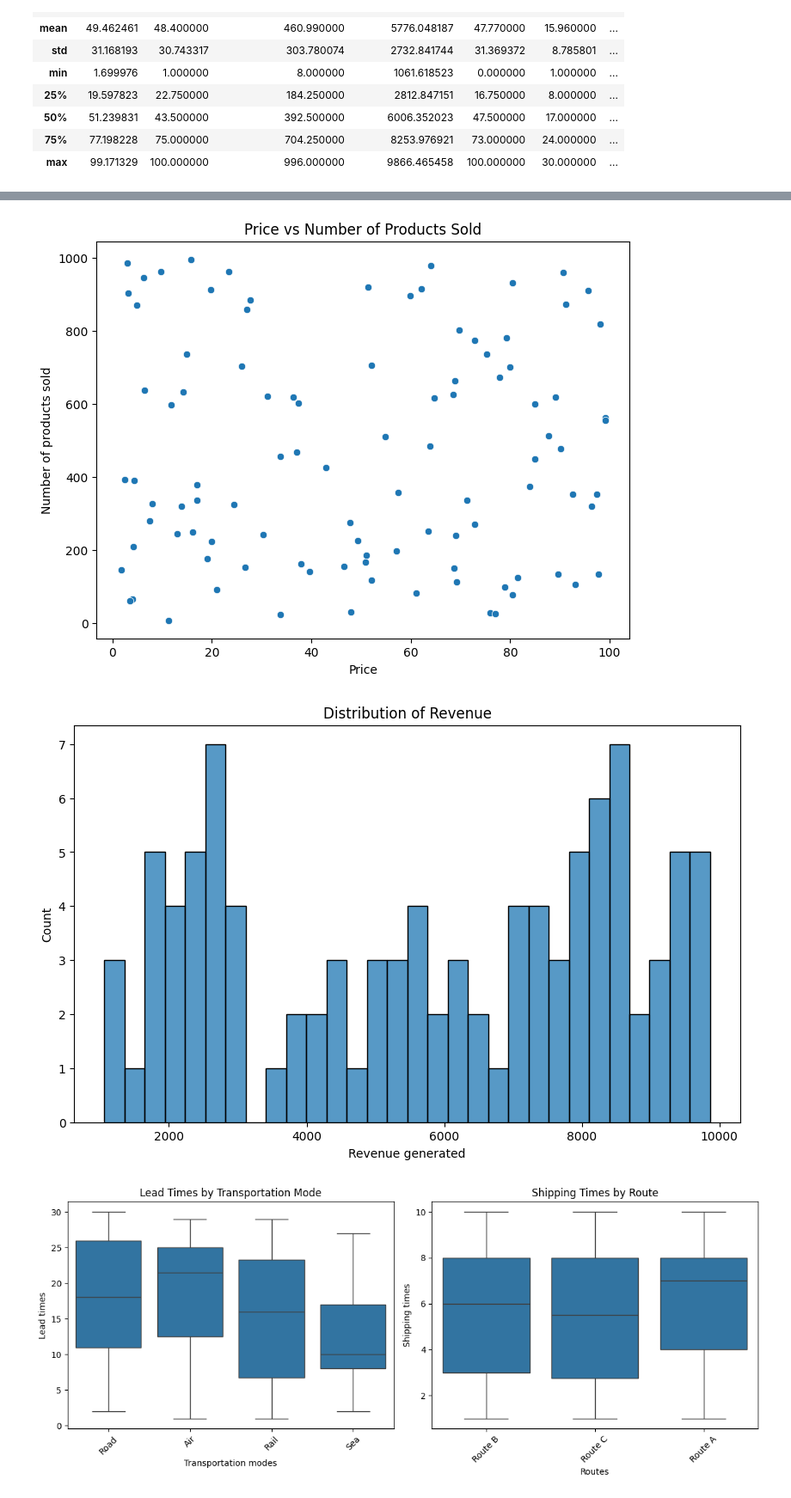
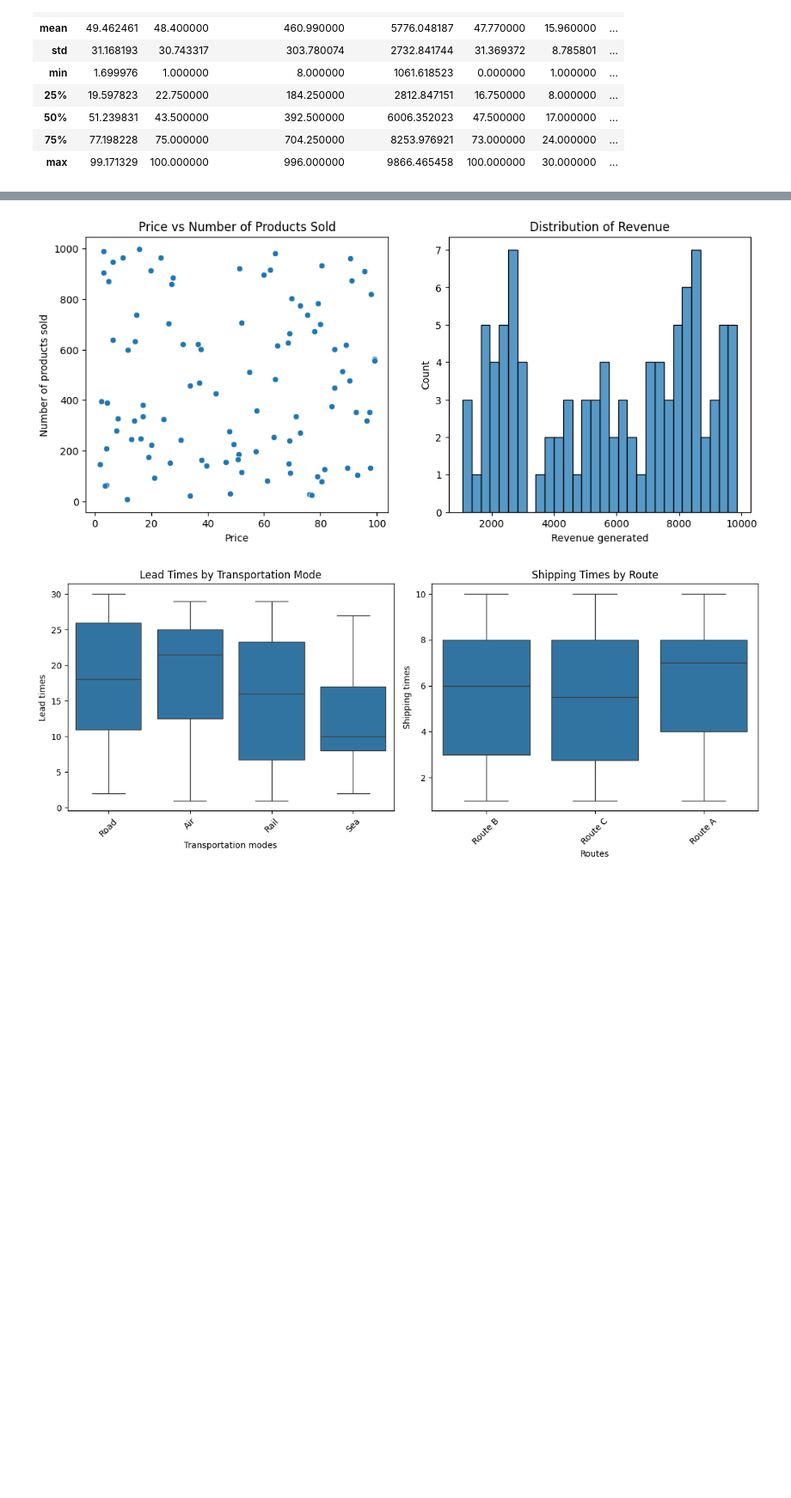
Before and after one commit to Jegsaran/PersonalCare_SupplyChain, a Jupyter notebook: PersonalCare_SupplyChain.ipynb, the cells around one changed output, grey strips where cells are left out. Shown at 86% size. Saved outputs shown, nothing was run; the diff lists cells and outputs as text; code cells hidden in the pictures; blank space fills up the shorter version.

```diff
--- a/PersonalCare_SupplyChain.ipynb
+++ b/PersonalCare_SupplyChain.ipynb
@@ -94,18 +108,18 @@ plt.show()
 # %%
 # Correlation between price and number of products sold
-plt.figure(figsize=(8, 6))
+plt.figure(figsize=(12, 5))
+
+plt.subplot(1, 2, 1)
 sns.scatterplot(data=df, x='Price', y='Number of products sold')
 plt.title('Price vs Number of Products Sold')
-plt.show()
 
 # Distribution of revenue
-plt.figure(figsize=(10, 6))
+plt.subplot(1, 2, 2)
 sns.histplot(data=df, x='Revenue generated', bins=30)
 plt.title('Distribution of Revenue')
 plt.show()
 # %% [output]
-[figure, old version]
+[figure, new version]
-[figure, removed]
 # %%
 # Lead times analysis
 plt.figure(figsize=(12, 5))
```
Also changed, not shown: parts of 12 cells of this notebook.
